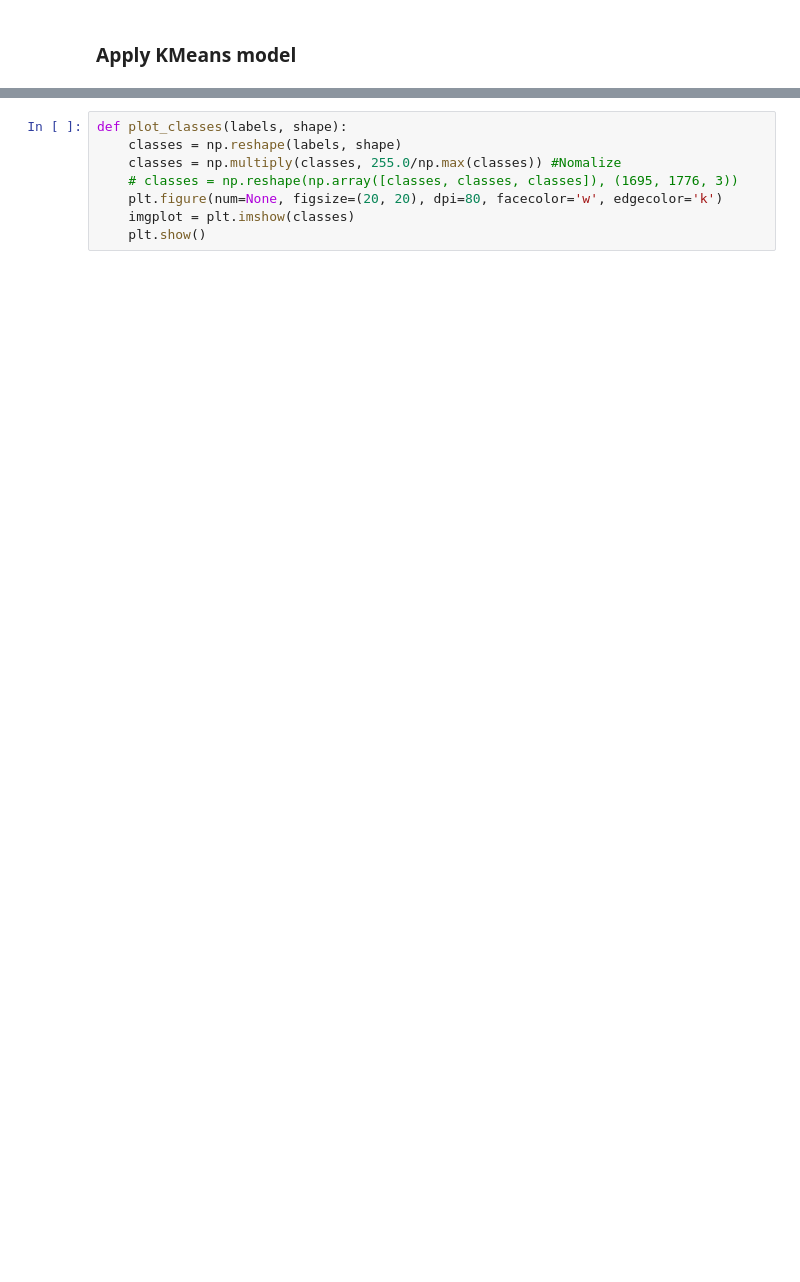
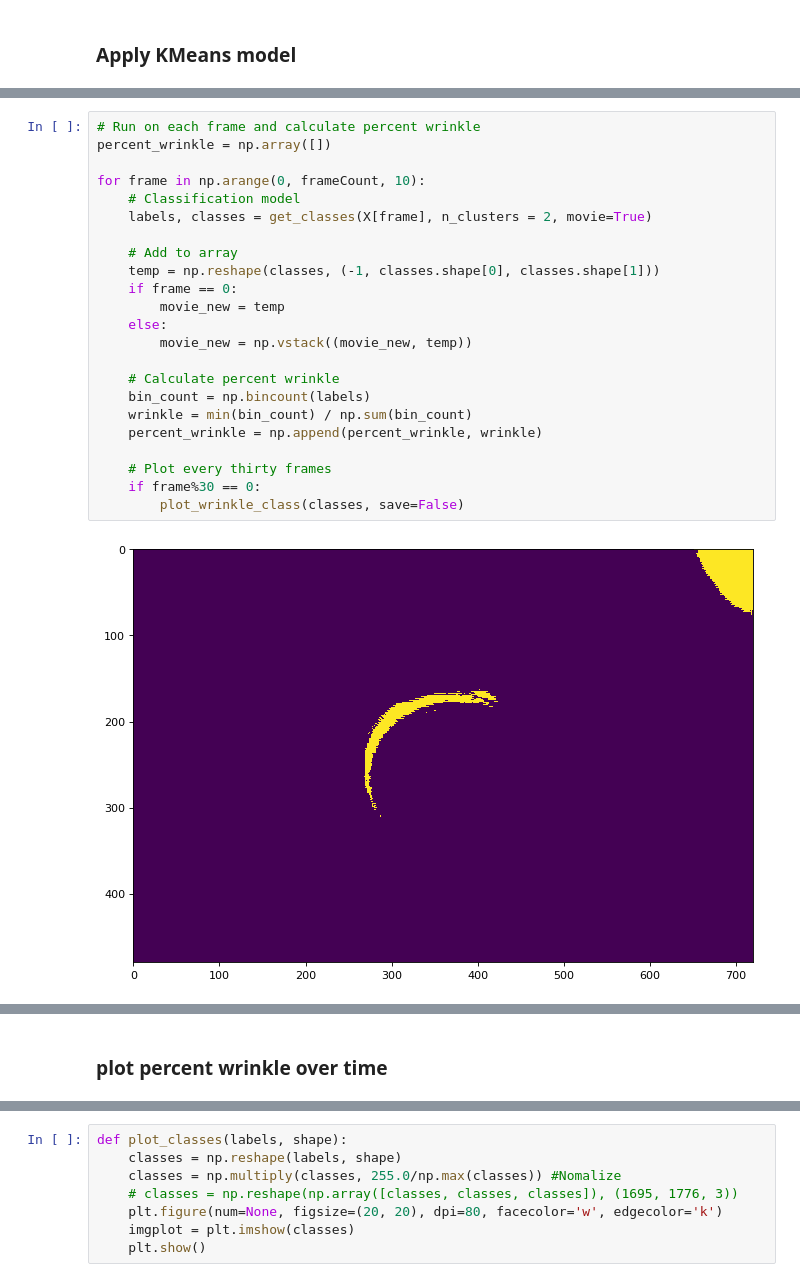
Before and after one commit to msorba/dsi-capstone, a Jupyter notebook: video_processing.ipynb, the cells around one changed output, grey strips where cells are left out. Cells and saved outputs as stored; diff of their text form; blank space fills up the shorter version.

```diff
--- a/video_processing.ipynb
+++ b/video_processing.ipynb
@@ -75,0 +112,25 @@ x = np.reshape(X[0], (-1, 3))
+# %%
+# Run on each frame and calculate percent wrinkle
+percent_wrinkle = np.array([])
+
+for frame in np.arange(0, frameCount, 10):
+    # Classification model
+    labels, classes = get_classes(X[frame], n_clusters = 2, movie=True)
+
+    # Add to array
+    temp = np.reshape(classes, (-1, classes.shape[0], classes.shape[1]))
+    if frame == 0:
+        movie_new = temp
+    else:
+        movie_new = np.vstack((movie_new, temp))
+
+    # Calculate percent wrinkle
+    bin_count = np.bincount(labels)
+    wrinkle = min(bin_count) / np.sum(bin_count)
+    percent_wrinkle = np.append(percent_wrinkle, wrinkle)
+
+    # Plot every thirty frames
+    if frame%30 == 0:
+        plot_wrinkle_class(classes, save=False)
+# %% [output]
+[figure, added]
@@ -75,0 +146,2 @@ x = np.reshape(X[0], (-1, 3))
+# %% [markdown]
+### plot percent wrinkle over time
```
Also changed, not shown: parts of 24 cells of this notebook, 1 other file.
